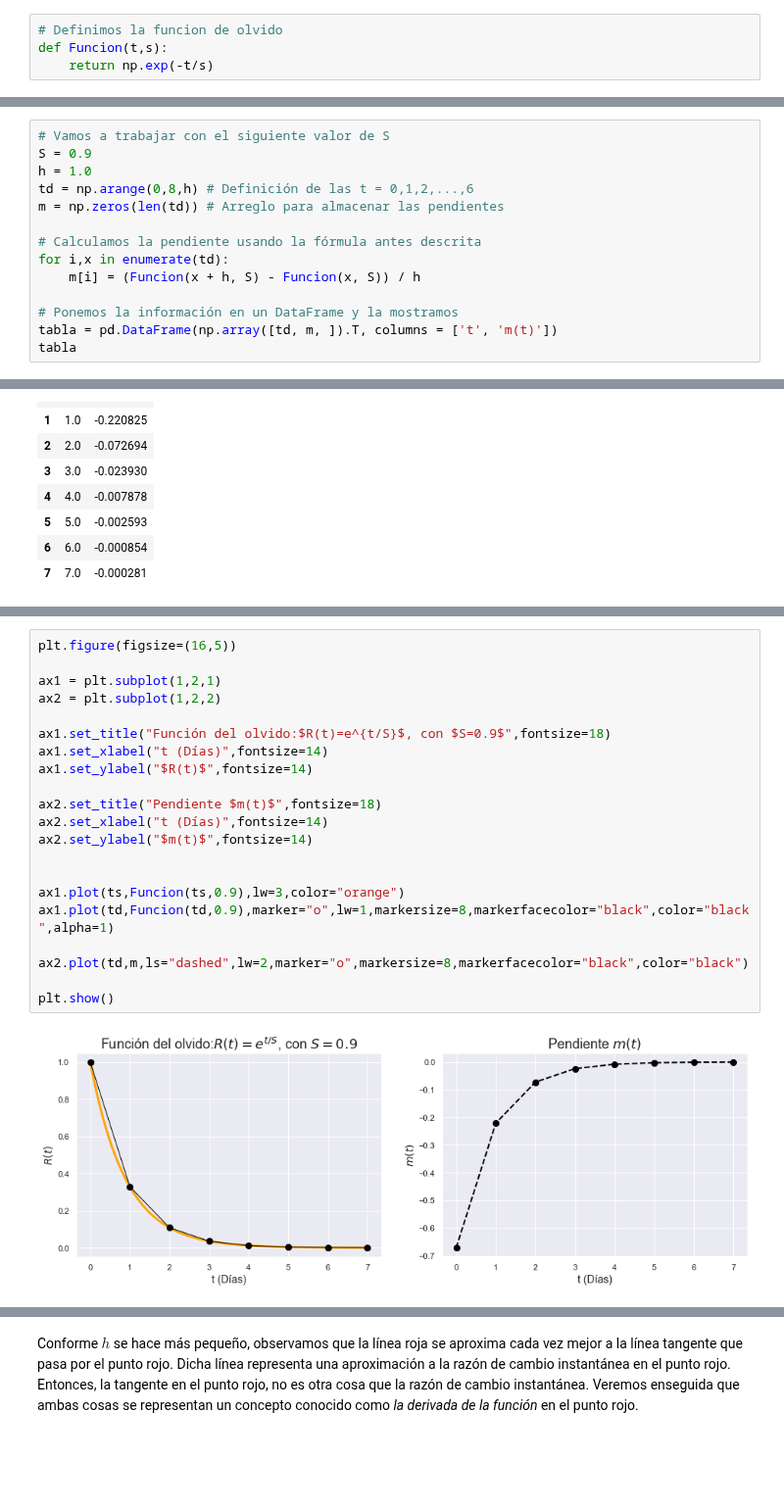
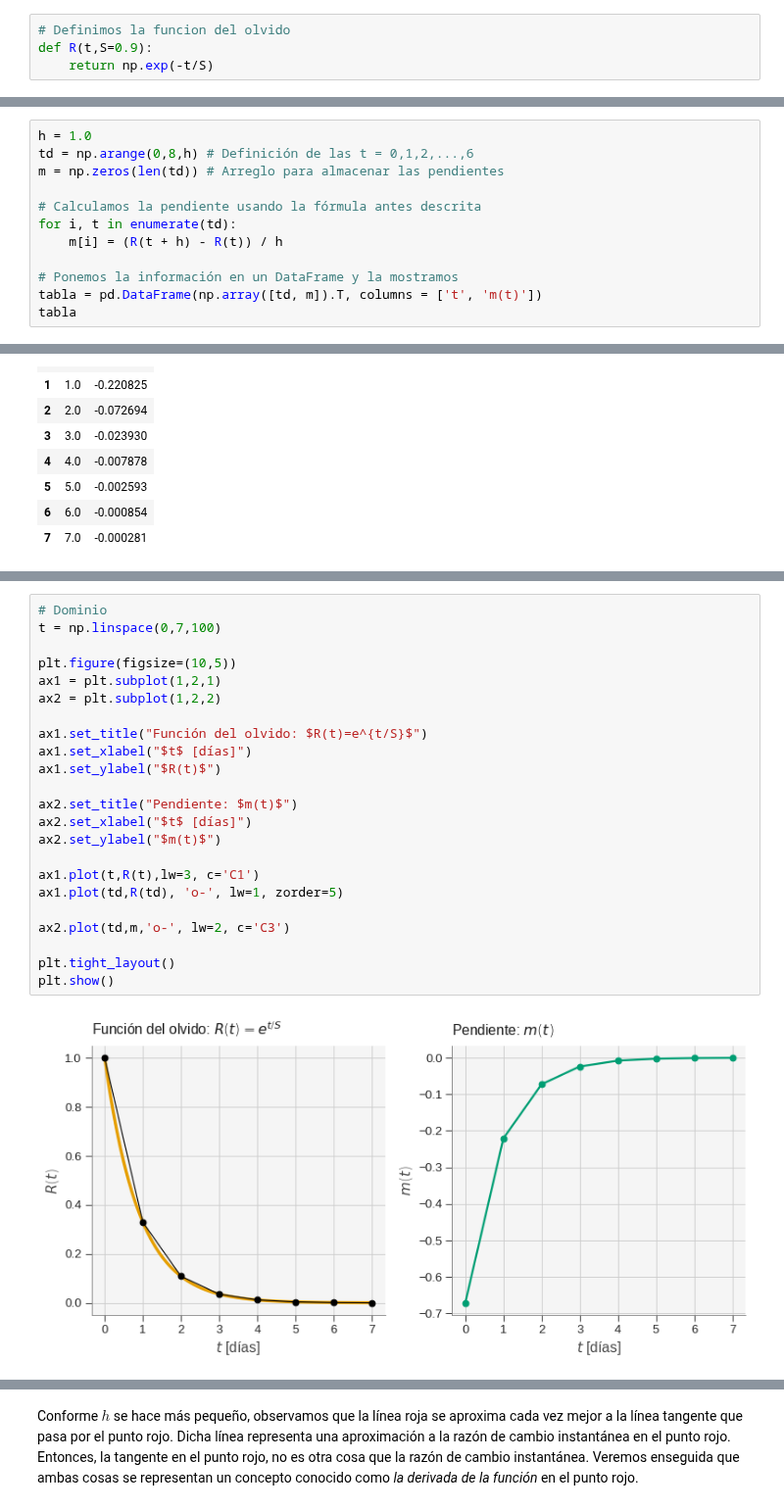
Before and after one commit to luiggix/macti_notes, a Jupyter notebook: Derivada/LaDerivada.ipynb, the cells around one changed output, grey strips where cells are left out. Shown at 98% size. Drawn from its saved outputs; the diff is of its cells as text; blank space fills up the shorter version.

```diff
--- a/Derivada/LaDerivada.ipynb
+++ b/Derivada/LaDerivada.ipynb
@@ -70,7 +71,7 @@ donde $R$ es cuanto recordamos, $S$ es la intensidad del recuerdo y $t$ el tiemp
 
 La siguiente gráfica muestra cómo decrecen nuestros recuerdos con el paso del tiempo.
 # %%
-# Definimos la funcion de olvido
-def Funcion(t,s):
-    return np.exp(-t/s)
+# Definimos la funcion del olvido
+def R(t,S=0.9):
+    return np.exp(-t/S)
 # %% [markdown]
@@ -118,16 +133,14 @@ Vamos a calcular $m$ para $h = 1$ y $t = [0,1,2,3,4,5,6]$:
 # %%
-# Vamos a trabajar con el siguiente valor de S
-S = 0.9
 h = 1.0
 td = np.arange(0,8,h) # Definición de las t = 0,1,2,...,6
 m = np.zeros(len(td)) # Arreglo para almacenar las pendientes
 
 # Calculamos la pendiente usando la fórmula antes descrita
-for i,x in enumerate(td):
-    m[i] = (Funcion(x + h, S) - Funcion(x, S)) / h
+for i, t in enumerate(td):
+    m[i] = (R(t + h) - R(t)) / h
 
 # Ponemos la información en un DataFrame y la mostramos
-tabla = pd.DataFrame(np.array([td, m, ]).T, columns = ['t', 'm(t)'])
+tabla = pd.DataFrame(np.array([td, m]).T, columns = ['t', 'm(t)'])
 tabla
 # %% [output]
 |  | t | m(t) |
@@ -144,26 +157,28 @@ Observamos que la pendiente es negativa, lo cual indica un decrecimiento. Tambi
 # %%
-plt.figure(figsize=(16,5))
+# Dominio
+t = np.linspace(0,7,100)
 
+plt.figure(figsize=(10,5))
 ax1 = plt.subplot(1,2,1)
 ax2 = plt.subplot(1,2,2)
 
-ax1.set_title("Función del olvido:$R(t)=e^{t/S}$, con $S=0.9$",fontsize=18)
-ax1.set_xlabel("t (Días)",fontsize=14)
-ax1.set_ylabel("$R(t)$",fontsize=14)
+ax1.set_title("Función del olvido: $R(t)=e^{t/S}$")
+ax1.set_xlabel("$t$ [días]")
+ax1.set_ylabel("$R(t)$")
 
-ax2.set_title("Pendiente $m(t)$",fontsize=18)
-ax2.set_xlabel("t (Días)",fontsize=14)
-ax2.set_ylabel("$m(t)$",fontsize=14)
+ax2.set_title("Pendiente: $m(t)$")
+ax2.set_xlabel("$t$ [días]")
+ax2.set_ylabel("$m(t)$")
 
+ax1.plot(t,R(t),lw=3, c='C1')
+ax1.plot(td,R(td), 'o-', lw=1, zorder=5)
 
-ax1.plot(ts,Funcion(ts,0.9),lw=3,color="orange")
-ax1.plot(td,Funcion(td,0.9),marker="o",lw=1,markersize=8,markerfacecolor="black",color="black",alpha=1)
+ax2.plot(td,m,'o-', lw=2, c='C3')
 
-ax2.plot(td,m,ls="dashed",lw=2,marker="o",markersize=8,markerfacecolor="black",color="black")
-
+plt.tight_layout()
 plt.show()
 # %% [output]
-[figure, old version]
+[figure, new version]
 # %% [markdown]
 En la gráfica de la izquierda, la línea negra nos muestra gráficamente el cambio en la pendiente de la recta que une los puntos de la gráfica de $R(t)$. En la gráfica de la derecha, observamos el cámbio de la pendiente $m$ en función de $t$.
 
```
Also changed, not shown: parts of 11 cells of this notebook, 3 other files.
